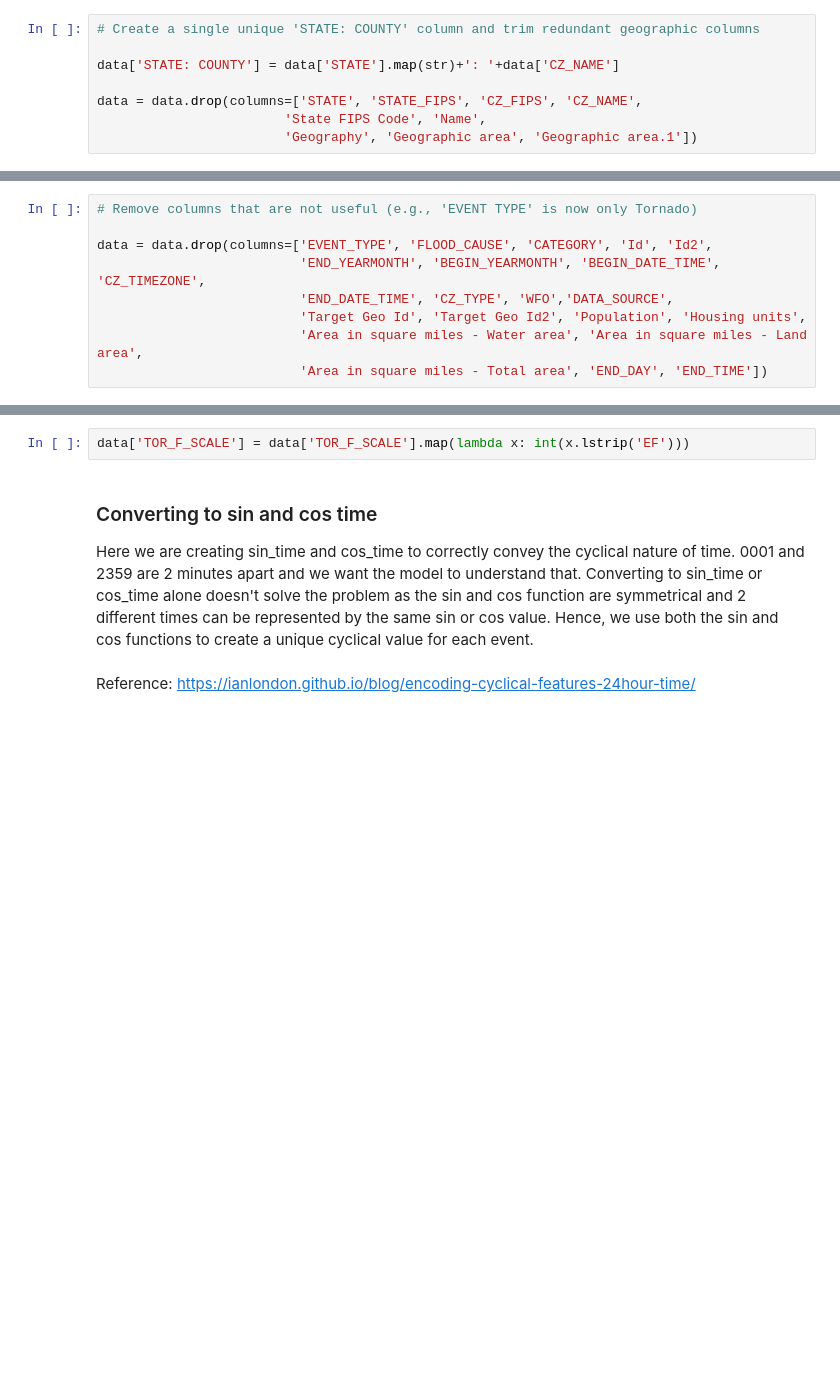
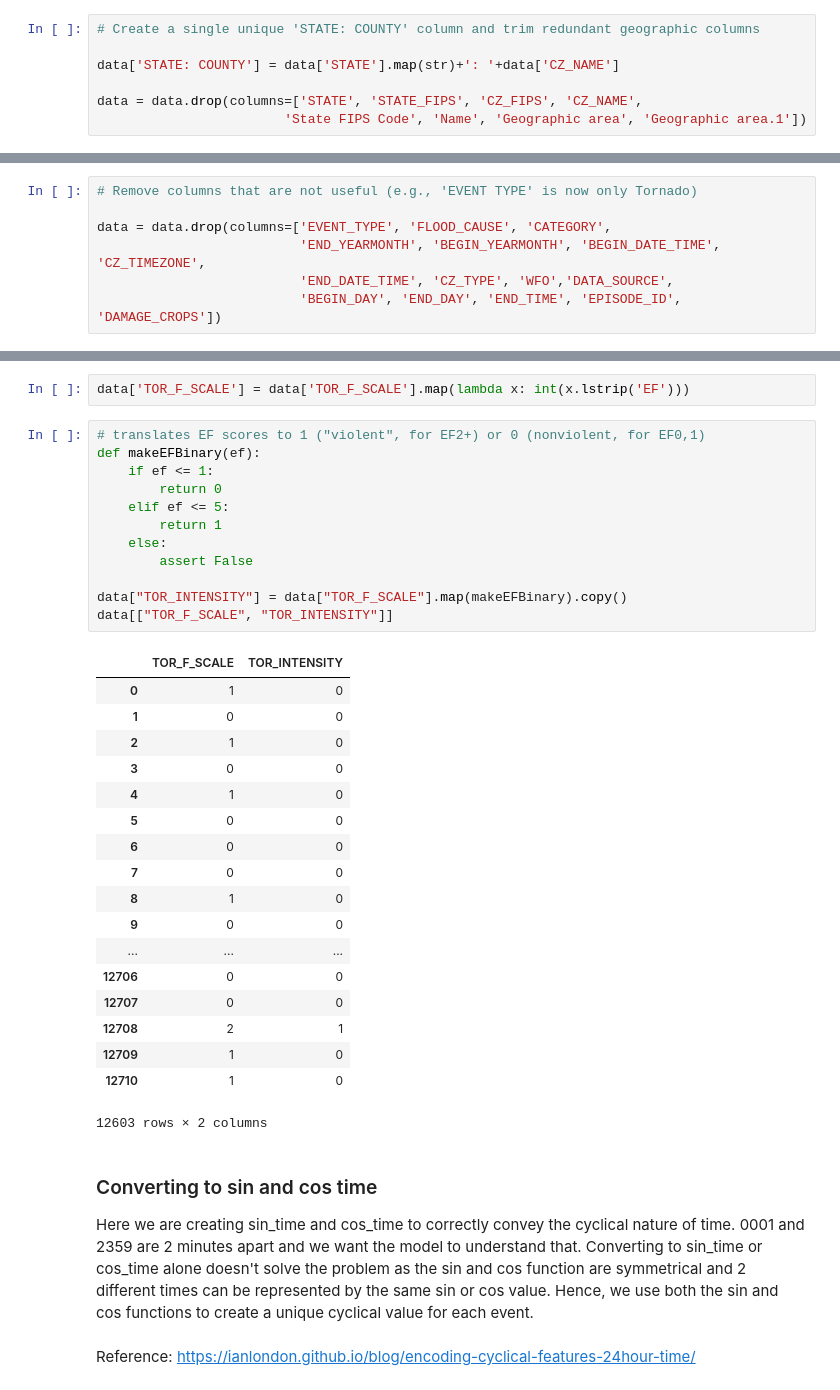
Before and after one commit to zaneddennis/tornado-damage, a Jupyter notebook: SG-Draft-Data-Cleaning_v2.ipynb, the cells around one changed output, grey strips where cells are left out. Drawn from its saved outputs; the diff is of its cells as text; blank space fills up the shorter version.

```diff
--- a/SG-Draft-Data-Cleaning_v2.ipynb
+++ b/SG-Draft-Data-Cleaning_v2.ipynb
@@ -38,8 +35,7 @@ Index(['BEGIN_YEARMONTH', 'BEGIN_DAY', 'BEGIN_TIME', 'END_YEARMONTH',
 data['STATE: COUNTY'] = data['STATE'].map(str)+': '+data['CZ_NAME']
 
 data = data.drop(columns=['STATE', 'STATE_FIPS', 'CZ_FIPS', 'CZ_NAME',
-                        'State FIPS Code', 'Name',
-                        'Geography', 'Geographic area', 'Geographic area.1'])
+                        'State FIPS Code', 'Name', 'Geographic area', 'Geographic area.1'])
 # %%
 data['INJURIES_DIRECT'] = pd.to_numeric(data['INJURIES_DIRECT'])
 data['INJURIES_INDIRECT'] = pd.to_numeric(data['INJURIES_INDIRECT'])
@@ -48,12 +44,10 @@ data['DEATHS_INDIRECT'] = pd.to_numeric(data['DEATHS_INDIRECT'])
 # %%
 # Remove columns that are not useful (e.g., 'EVENT TYPE' is now only Tornado)
 
-data = data.drop(columns=['EVENT_TYPE', 'FLOOD_CAUSE', 'CATEGORY', 'Id', 'Id2',
+data = data.drop(columns=['EVENT_TYPE', 'FLOOD_CAUSE', 'CATEGORY',
                           'END_YEARMONTH', 'BEGIN_YEARMONTH', 'BEGIN_DATE_TIME', 'CZ_TIMEZONE',
                           'END_DATE_TIME', 'CZ_TYPE', 'WFO','DATA_SOURCE',
-                          'Target Geo Id', 'Target Geo Id2', 'Population', 'Housing units',
-                          'Area in square miles - Water area', 'Area in square miles - Land area',
-                          'Area in square miles - Total area', 'END_DAY', 'END_TIME'])
+                          'BEGIN_DAY', 'END_DAY', 'END_TIME', 'EPISODE_ID', 'DAMAGE_CROPS'])
 # %%
 data["CASUALTIES"] = data["INJURIES_INDIRECT"] + data["INJURIES_DIRECT"] + data["DEATHS_DIRECT"] + data["DEATHS_INDIRECT"]
 data = data.drop(columns=["INJURIES_INDIRECT", "INJURIES_DIRECT", "DEATHS_INDIRECT", "DEATHS_DIRECT"])
@@ -67,6 +61,37 @@ data = data.drop(columns=['MONTH_NAME','SOURCE','EPISODE_NARRATIVE','EVENT_NARRA
 data = data[data['TOR_F_SCALE'] != 'EFU']
 # %%
 data['TOR_F_SCALE'] = data['TOR_F_SCALE'].map(lambda x: int(x.lstrip('EF')))
+# %%
+# translates EF scores to 1 ("violent", for EF2+) or 0 (nonviolent, for EF0,1)
+def makeEFBinary(ef):
+    if ef <= 1:
+        return 0
+    elif ef <= 5:
+        return 1
+    else:
+        assert False
+
+data["TOR_INTENSITY"] = data["TOR_F_SCALE"].map(makeEFBinary).copy()
+data[["TOR_F_SCALE", "TOR_INTENSITY"]]
+# %% [output]
+|  | TOR_F_SCALE | TOR_INTENSITY |
+| 0 | 1 | 0 |
+| 1 | 0 | 0 |
+| 2 | 1 | 0 |
+| 3 | 0 | 0 |
+| 4 | 1 | 0 |
+| 5 | 0 | 0 |
+| 6 | 0 | 0 |
+| 7 | 0 | 0 |
+| 8 | 1 | 0 |
+| 9 | 0 | 0 |
+| ... | ... | ... |
+| 12706 | 0 | 0 |
+| 12707 | 0 | 0 |
+| 12708 | 2 | 1 |
+| 12709 | 1 | 0 |
+| 12710 | 1 | 0 |
+12603 rows × 2 columns
 # %% [markdown]
 ### Converting to sin and cos time
 
```
Also changed, not shown: parts of 11 cells of this notebook, 3 other files.
